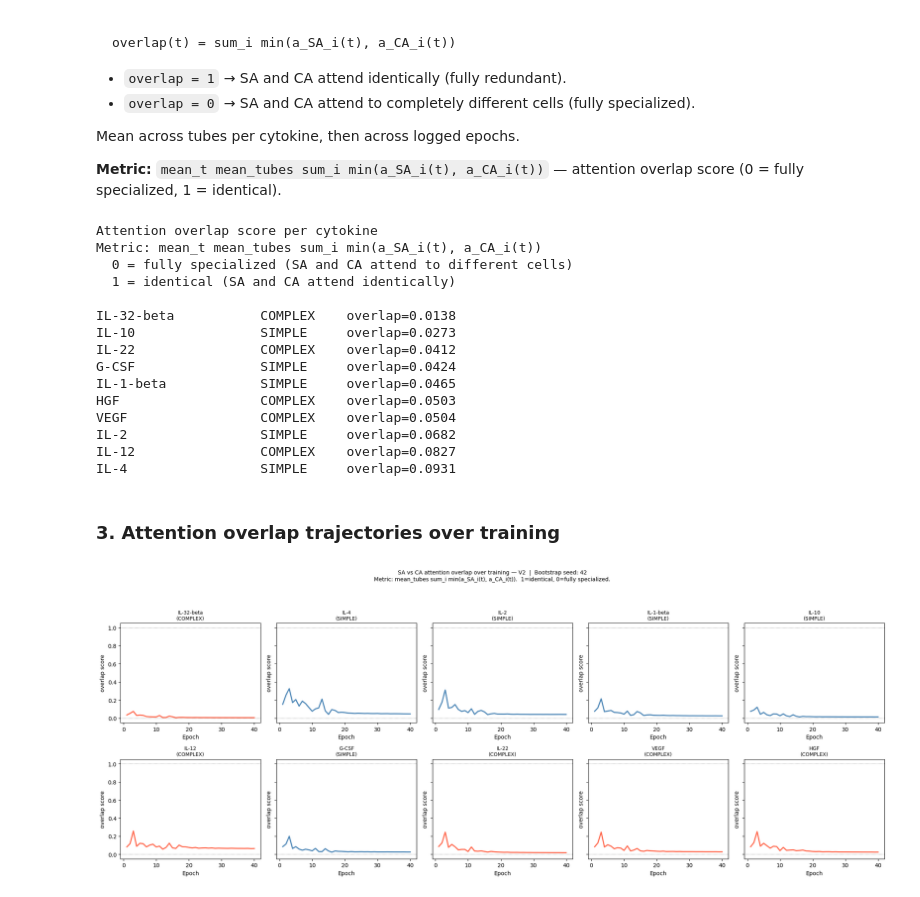
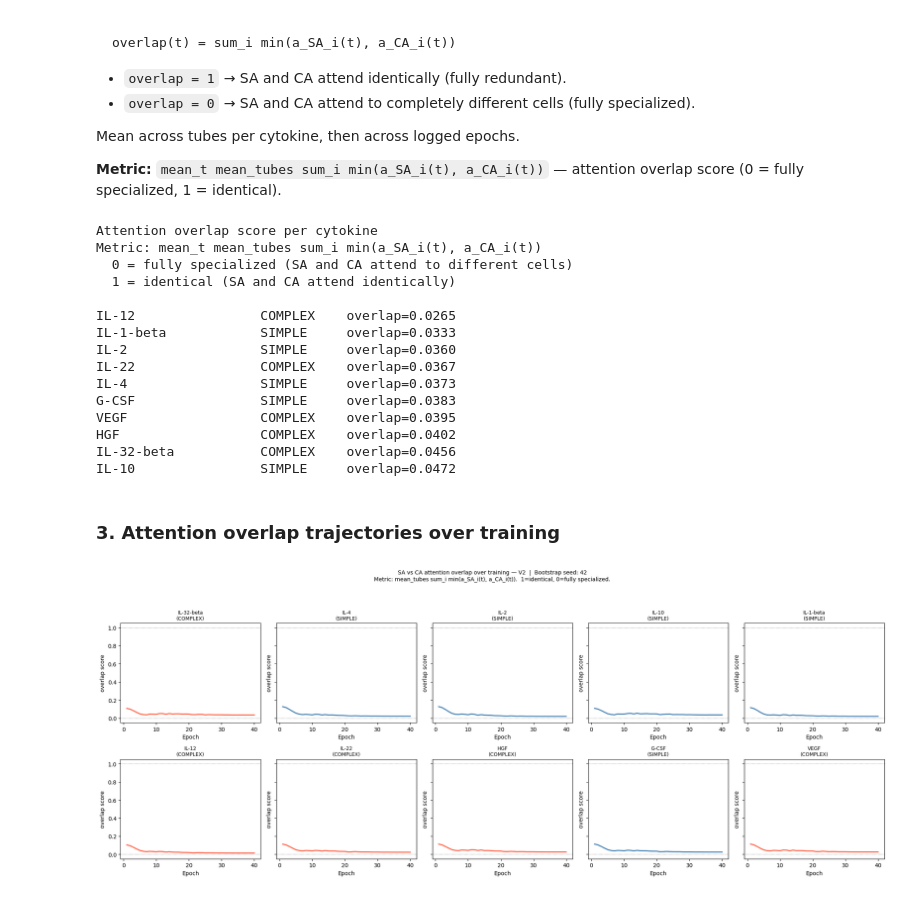
Before and after one commit to Yam-Arieli/cytokine-mil, a Jupyter notebook: notebooks/experiment_v2_two_layer_attention.ipynb, the cells around one changed output. Cells and saved outputs as stored; diff of their text form; code cells hidden in the pictures.

```diff
--- a/notebooks/experiment_v2_two_layer_attention.ipynb
+++ b/notebooks/experiment_v2_two_layer_attention.ipynb
@@ -249,9 +267,12 @@ CytokineABMIL_V2(
+# %%
+cfg["training"]["lr"] = 0.001
+cfg["training"]["stage2_epochs"] = 40
+cfg["training"]["lr_scheduler"] = 'cosine'
 # %%
 dynamics_stage2 = train_mil(
     mil_model,
     train_dataset,
-    # n_epochs=cfg["training"]["stage2_epochs"],
-    n_epochs=40,
+    n_epochs=cfg["training"]["stage2_epochs"],
     lr=cfg["training"]["lr"],
     momentum=cfg["training"]["momentum"],
     lr_scheduler=cfg["training"]["lr_scheduler"],
@@ -260,6 +281,8 @@ dynamics_stage2 = train_mil(
     seed=BOOTSTRAP_SEED,
     verbose=True,
     val_dataset=val_dataset,
+    kl_lambda=cfg["training"]["kl_lambda"],
+    aux_loss_weight=cfg["training"]["aux_loss_weight"],
 )
 
 torch.save(mil_model.state_dict(), f"mil_stage2_v2_bootstrap_{BOOTSTRAP_SEED}.pt")
@@ -345,7 +354,10 @@ epochs = dynamics_stage2["logged_epochs"]
 fig, axes = plt.subplots(2, 5, figsize=(20, 8), sharey=True)
 axes = axes.flatten()
 
-for ax, (cytokine, _auc) in zip(axes, ranking_result["ranking"]):
+_auc_map = dict(ranking_result["ranking"])
+_ordered = [(c, _auc_map[c]) for c in SIMPLE_CYTOKINES + COMPLEX_CYTOKINES if c in _auc_map]
+
+for ax, (cytokine, _auc) in zip(axes, _ordered):
     group = "SIMPLE" if cytokine in SIMPLE_CYTOKINES else "COMPLEX"
     color = GROUP_COLOR[group]
 
@@ -555,7 +567,10 @@ epochs = dynamics_stage2["logged_epochs"]
 fig, axes = plt.subplots(2, 5, figsize=(20, 8), sharey=True)
 axes = axes.flatten()
 
-for ax, (cytokine, _) in zip(axes, ranking_result["ranking"]):
+_auc_map = dict(ranking_result["ranking"])
+_ordered = [(c, _auc_map[c]) for c in SIMPLE_CYTOKINES + COMPLEX_CYTOKINES if c in _auc_map]
+
+for ax, (cytokine, _) in zip(axes, _ordered):
     group = "SIMPLE" if cytokine in SIMPLE_CYTOKINES else "COMPLEX"
     sa_curves, ca_curves = _extract_layer_entropy(
         dynamics_stage2["records"], cytokine
@@ -659,44 +674,47 @@ Metric: mean_t mean_tubes sum_i min(a_SA_i(t), a_CA_i(t))
   0 = fully specialized (SA and CA attend to different cells)
   1 = identical (SA and CA attend identically)
 
-IL-32-beta           COMPLEX    overlap=0.0138
-IL-10                SIMPLE     overlap=0.0273
-IL-22                COMPLEX    overlap=0.0412
-G-CSF                SIMPLE     overlap=0.0424
-IL-1-beta            SIMPLE     overlap=0.0465
-HGF                  COMPLEX    overlap=0.0503
-VEGF                 COMPLEX    overlap=0.0504
-IL-2                 SIMPLE     overlap=0.0682
-IL-12                COMPLEX    overlap=0.0827
-IL-4                 SIMPLE     overlap=0.0931
+IL-12                COMPLEX    overlap=0.0265
+IL-1-beta            SIMPLE     overlap=0.0333
+IL-2                 SIMPLE     overlap=0.0360
+IL-22                COMPLEX    overlap=0.0367
+IL-4                 SIMPLE     overlap=0.0373
+G-CSF                SIMPLE     overlap=0.0383
+VEGF                 COMPLEX    overlap=0.0395
+HGF                  COMPLEX    overlap=0.0402
+IL-32-beta           COMPLEX    overlap=0.0456
+IL-10                SIMPLE     overlap=0.0472
 # %% [markdown]
 ### 3. Attention overlap trajectories over training
 # %%
 epochs = dynamics_stage2["logged_epochs"]
 
 fig, axes = plt.subplots(2, 5, figsize=(20, 8), sharey=True)
 axes = axes.flatten()
 
-for ax, (cytokine, _) in zip(axes, ranking_result["ranking"]):
+_auc_map = dict(ranking_result["ranking"])
+_ordered = [(c, _auc_map[c]) for c in SIMPLE_CYTOKINES + COMPLEX_CYTOKINES if c in _auc_map]
+
+for ax, (cytokine, _) in zip(axes, _ordered):
     group = "SIMPLE" if cytokine in SIMPLE_CYTOKINES else "COMPLEX"
     color = GROUP_COLOR[group]
     traj = overlap_trajs.get(cytokine)
     if traj is not None and len(traj) == len(epochs):
         ax.plot(epochs, traj, color=color, linewidth=2)
         ax.axhline(1.0, color="gray", linestyle=":", linewidth=0.8, label="identical")
         ax.axhline(0.0, color="gray", linestyle=":", linewidth=0.8, label="fully specialized")
     ax.set_title(f"{cytokine}\n({group})", fontsize=9)
     ax.set_ylim(-0.05, 1.05)
     ax.set_xlabel("Epoch")
     ax.set_ylabel("overlap score")
 
 fig.suptitle(
     f"SA vs CA attention overlap over training — V2  |  Bootstrap seed: {BOOTSTRAP_SEED}\n"
     "Metric: mean_tubes sum_i min(a_SA_i(t), a_CA_i(t)).  1=identical, 0=fully specialized.",
     fontsize=10,
 )
 plt.tight_layout(rect=[0, 0, 1, 0.93])
 plt.savefig(f"attention_overlap_v2_bootstrap_{BOOTSTRAP_SEED}.png", dpi=150)
 plt.show()
 # %% [output]
-[figure, old version]
+[figure, new version]
```
Also changed, not shown: parts of 12 cells of this notebook, 5 other files.
